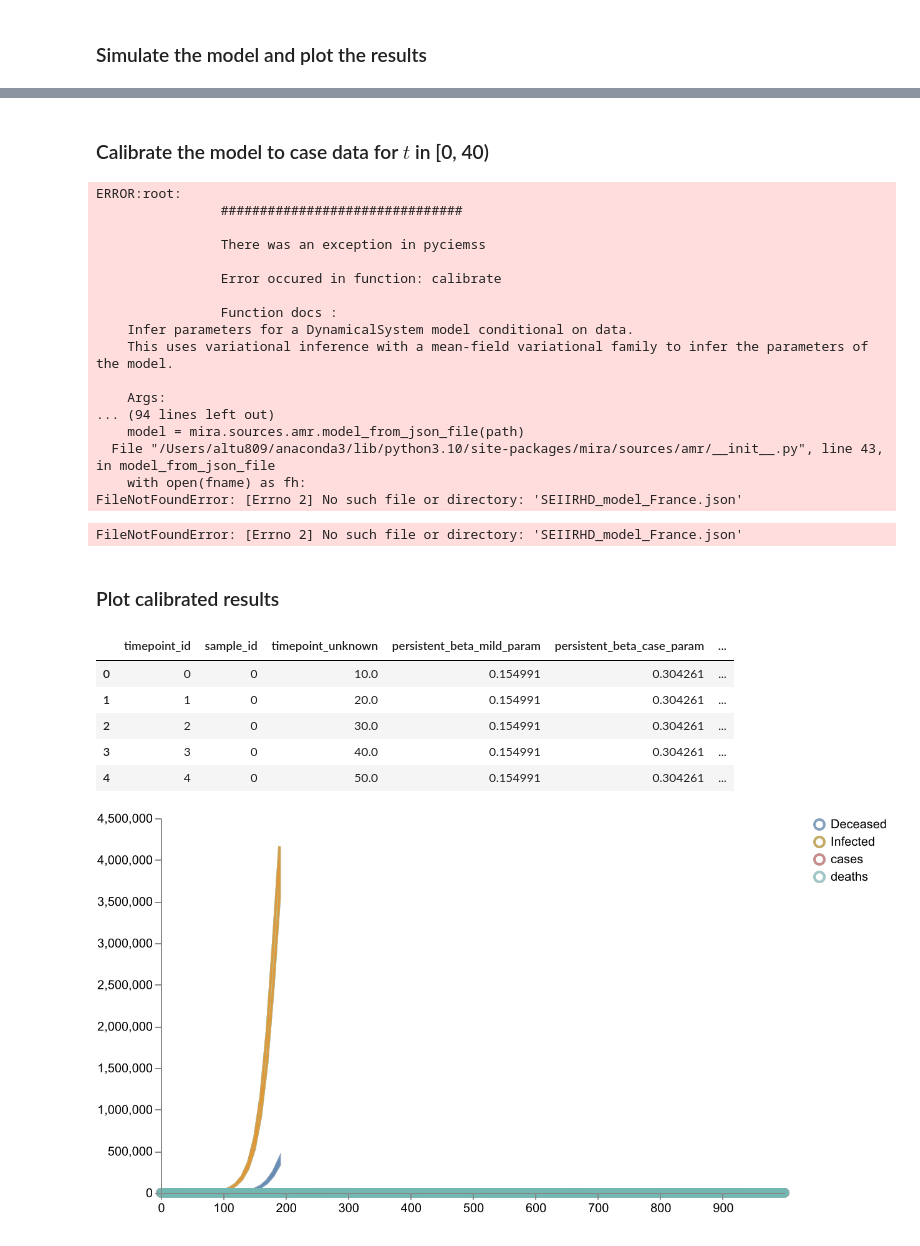
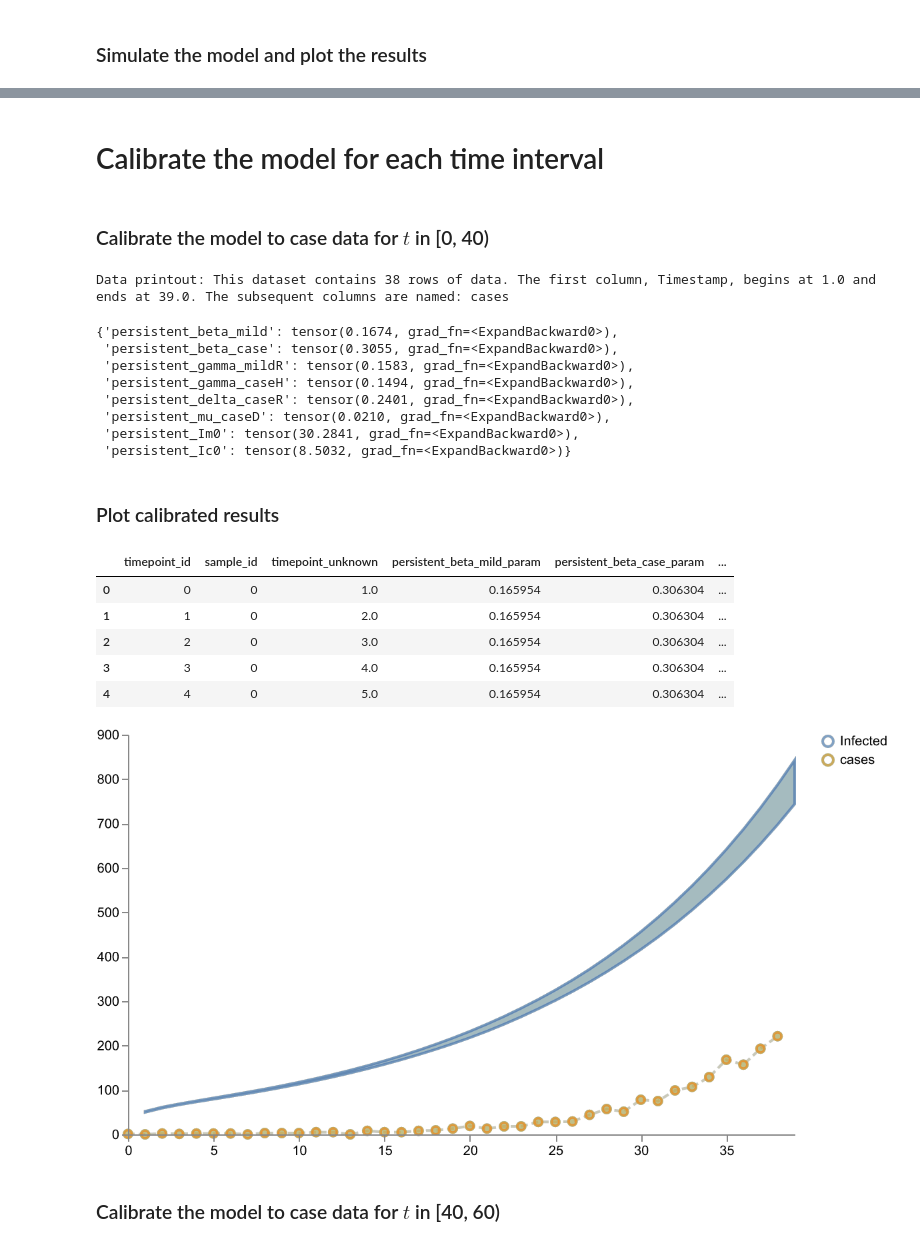
Before and after one commit to ciemss/program-milestones, a Jupyter notebook: 18-month-milestone/hackathon/epi/scenario1/ciemss/scenario1.ipynb, the cells around one changed output, grey strips where cells are left out. Drawn from its saved outputs; the diff is of its cells as text; code cells hidden in the pictures.

Commit message:
scenario 1 calibration

```diff
--- a/18-month-milestone/hackathon/epi/scenario1/ciemss/scenario1.ipynb
+++ b/18-month-milestone/hackathon/epi/scenario1/ciemss/scenario1.ipynb
@@ -255,17 +257,17 @@ with open("SEIIRHD_model_" + COUNTRY + ".json', 'w') as fh:
 ### Set model location
 # %%
 # From url
-# MODEL_PATH = "https://raw.githubusercontent.com/ciemss/program-milestones/epi-scenario-1/18-month-milestone/hackathon/epi/scenario1/ciemss/"
-# model1 = os.path.join(MODEL_PATH, "SEIIRHD_model_" + COUNTRY + ".json")
+MODEL_PATH = "https://raw.githubusercontent.com/ciemss/program-milestones/epi-scenario-1/18-month-milestone/hackathon/epi/scenario1/ciemss/"
+model1 = os.path.join(MODEL_PATH, "SEIIRHD_model_" + COUNTRY + ".json")
 
 # Local
-model1 = "SEIIRHD_model_France.json"
+# model1 = "SEIIRHD_model_France.json"
 # %% [markdown]
 ### Set simulation parameters
 # %%
 start_time = 0.0
 end_time = 200.0
-logging_step_size = 10.0
+logging_step_size = 1.0
 num_samples = 100
 # %% [markdown]
 ### Simulate the model and plot the results
@@ -288,64 +290,59 @@ plots.ipy_display(schema, dpi=150)
+# %% [markdown]
+# Calibrate the model for each time interval
 # %% [markdown]
 ### Calibrate the model to case data for $t$ in [0, 40)
 # %%
 dataset = COUNTRY + "_data1.csv"
-data_mapping = {"cases": "infected", "deaths": "D"}
+data_mapping = {"cases": "infected"}
 
 num_iterations = 100
-calibrated_results = pyciemss.calibrate(model1, dataset1, data_mapping=data_mapping, num_iterations=num_iterations)
+calibrated_results = pyciemss.calibrate(model1, dataset, data_mapping=data_mapping, num_iterations=num_iterations)
 parameter_estimates = calibrated_results["inferred_parameters"]
 parameter_estimates()
 # %% [output]
-ERROR:root:
-                ###############################
-
-                There was an exception in pyciemss
-
-                Error occured in function: calibrate
-
-                Function docs :
-    Infer parameters for a DynamicalSystem model conditional on data.
-    This uses variational inference with a mean-field variational family to infer the parameters of the model.
-
-    Args:
-... (94 lines left out)
-    model = mira.sources.amr.model_from_json_file(path)
-  File "/Users/altu809/anaconda3/lib/python3.10/site-packages/mira/sources/amr/__init__.py", line 43, in model_from_json_file
-    with open(fname) as fh:
-FileNotFoundError: [Errno 2] No such file or directory: 'SEIIRHD_model_France.json'
+Data printout: This dataset contains 38 rows of data. The first column, Timestamp, begins at 1.0 and ends at 39.0. The subsequent columns are named: cases
-FileNotFoundError: [Errno 2] No such file or directory: 'SEIIRHD_model_France.json'
+{'persistent_beta_mild': tensor(0.1674, grad_fn=<ExpandBackward0>),
+ 'persistent_beta_case': tensor(0.3055, grad_fn=<ExpandBackward0>),
+ 'persistent_gamma_mildR': tensor(0.1583, grad_fn=<ExpandBackward0>),
+ 'persistent_gamma_caseH': tensor(0.1494, grad_fn=<ExpandBackward0>),
+ 'persistent_delta_caseR': tensor(0.2401, grad_fn=<ExpandBackward0>),
+ 'persistent_mu_caseD': tensor(0.0210, grad_fn=<ExpandBackward0>),
+ 'persistent_Im0': tensor(30.2841, grad_fn=<ExpandBackward0>),
+ 'persistent_Ic0': tensor(8.5032, grad_fn=<ExpandBackward0>)}
 # %% [markdown]
 ### Plot calibrated results
 # %%
 start_time = 0.0
 end_time = 40.0
 calibrated_sample_results = pyciemss.sample(model1, end_time, logging_step_size, num_samples,
                 start_time=start_time, inferred_parameters=parameter_estimates)
 display(calibrated_sample_results["data"].head())
 
 # Plot the result
 nice_labels = {
         "infected_observable_state": "Infected",
-        "D_state": "Deceased"
         }
 nice_data_names = {
         "case": "Case Data"
         }
-data_df = pd.read_csv(dataset1)
+data_df = pd.read_csv(dataset)
 data_df.rename(columns=nice_data_names, inplace=True)
+# data_df.drop(columns=['Timestamp'], inplace=True)
 schema = plots.trajectories(pd.DataFrame(calibrated_sample_results["data"]),
-                           keep=["infected_observable_state", "D_state"],
+                           keep=["infected_observable_state"],
                            relabel=nice_labels,
                            points=data_df.drop(columns=['Timestamp']).reset_index(drop=True)
                            )
 
 plots.save_schema(schema, "_schema.json")
 plots.ipy_display(schema, dpi=150)
 # %% [output]
 |  | timepoint_id | sample_id | timepoint_unknown | persistent_beta_mild_param | persistent_beta_case_param | ... |
-| 0 | 0 | 0 | 10.0 | 0.154991 | 0.304261 | ... |
-| 1 | 1 | 0 | 20.0 | 0.154991 | 0.304261 | ... |
-| 2 | 2 | 0 | 30.0 | 0.154991 | 0.304261 | ... |
-| 3 | 3 | 0 | 40.0 | 0.154991 | 0.304261 | ... |
-| 4 | 4 | 0 | 50.0 | 0.154991 | 0.304261 | ... |
+| 0 | 0 | 0 | 1.0 | 0.165954 | 0.306304 | ... |
+| 1 | 1 | 0 | 2.0 | 0.165954 | 0.306304 | ... |
+| 2 | 2 | 0 | 3.0 | 0.165954 | 0.306304 | ... |
+| 3 | 3 | 0 | 4.0 | 0.165954 | 0.306304 | ... |
+| 4 | 4 | 0 | 5.0 | 0.165954 | 0.306304 | ... |
-[figure, old version]
+[figure, new version]
+# %% [markdown]
+### Calibrate the model to case data for $t$ in [40, 60)
```
Also changed, not shown: parts of 13 cells of this notebook, 1 other file.
